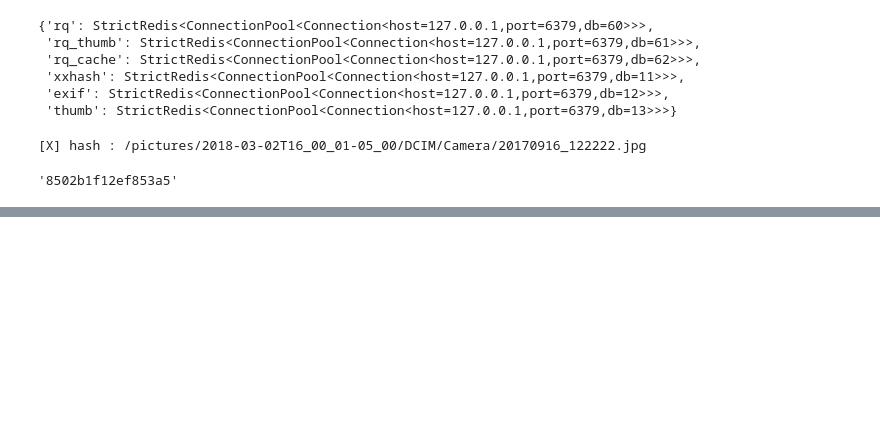
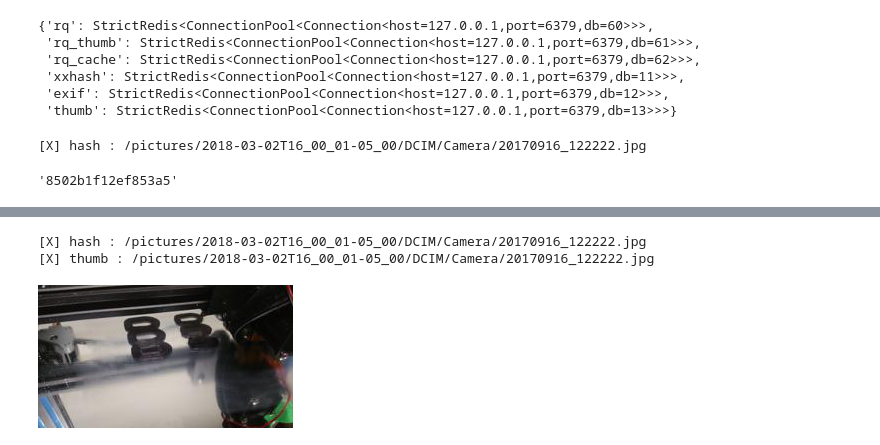
Before and after one commit to dapperfu/python_PhotoIndexer, a Jupyter notebook: MediaIndex/DevelopmentNotebooks/MediaIndexerObject-Copy2.ipynb, the cells around one changed output, grey strips where cells are left out. Saved outputs shown, nothing was run; the diff lists cells and outputs as text; code cells hidden in the pictures; blank space fills up the shorter version.

```diff
--- a/MediaIndex/DevelopmentNotebooks/MediaIndexerObject-Copy2.ipynb
+++ b/MediaIndex/DevelopmentNotebooks/MediaIndexerObject-Copy2.ipynb
@@ -31,0 +66,5 @@ tn_ = m.get_thumbnail("/pictures/2018-03-02T16_00_01-05_00/DCIM/Camera/20170916_
+# %%
+tn_ = _get_thumbnail(file_path=img, databases=m.databases)
+# %% [output]
+[X] hash : /pictures/2018-03-02T16_00_01-05_00/DCIM/Camera/20170916_122222.jpg
+[X] thumb : /pictures/2018-03-02T16_00_01-05_00/DCIM/Camera/20170916_122222.jpg
@@ -32,2 +73,4 @@ tn_ = m.get_thumbnail("/pictures/2018-03-02T16_00_01-05_00/DCIM/Camera/20170916_
 # %%
-MediaIndexer.utils.pil_thumbnail(tn_)
+utils.pil_thumbnail(tn_)
+# %% [output]
+[figure, added]
```
Also changed, not shown: parts of 10 cells of this notebook, 8 other files.
